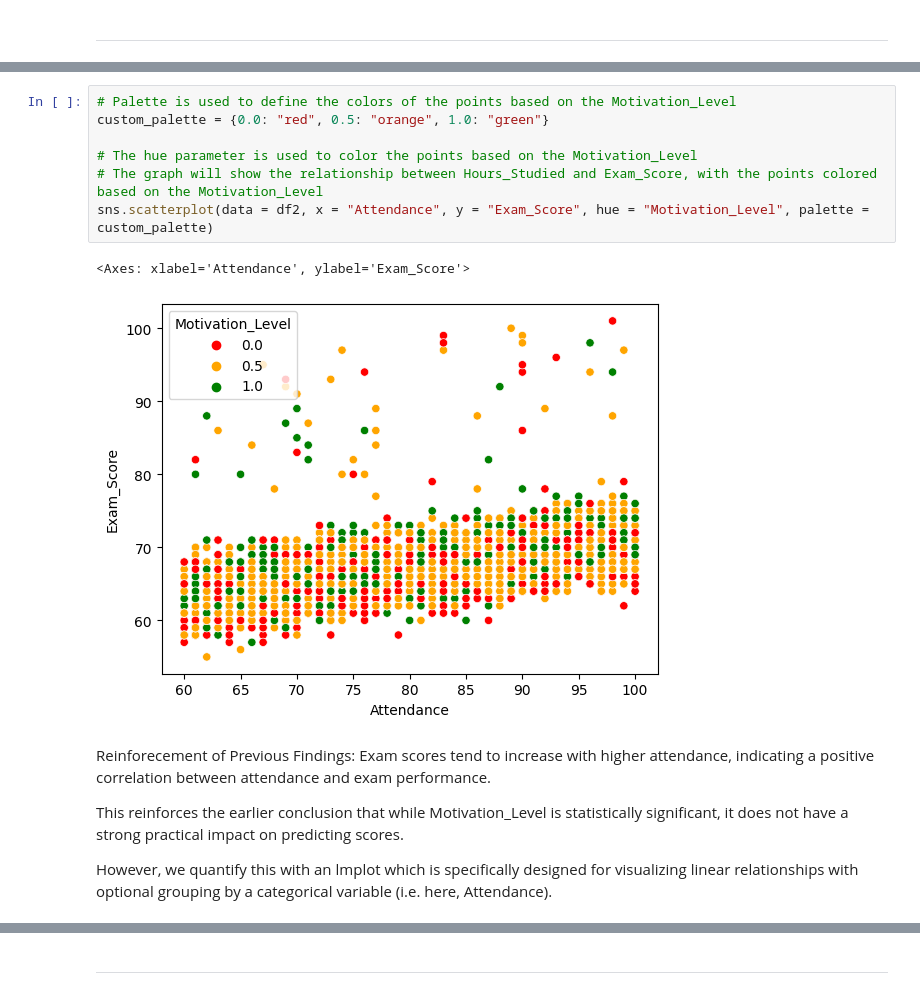
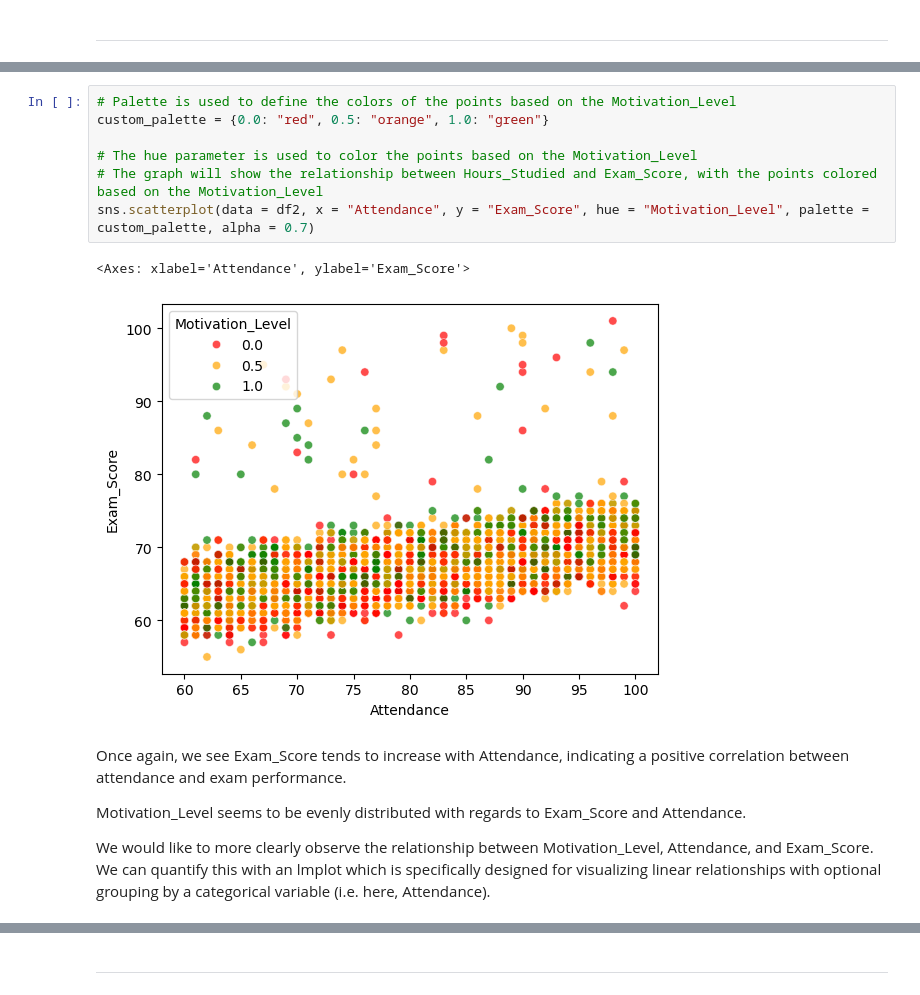
Before and after one commit to setarehsalkhi/OMIS-114-Project, a Jupyter notebook: FinalProjectSubmission.ipynb, the cells around one changed output, grey strips where cells are left out. Cells and saved outputs as stored; diff of their text form.

```diff
--- a/FinalProjectSubmission.ipynb
+++ b/FinalProjectSubmission.ipynb
@@ -511,17 +511,17 @@ The hypothesis "Lower motivation levels are associated with lower exam scores" a
 # %%
 # Palette is used to define the colors of the points based on the Motivation_Level
 custom_palette = {0.0: "red", 0.5: "orange", 1.0: "green"}
 
 # The hue parameter is used to color the points based on the Motivation_Level
 # The graph will show the relationship between Hours_Studied and Exam_Score, with the points colored based on the Motivation_Level
-sns.scatterplot(data = df2, x = "Attendance", y = "Exam_Score", hue = "Motivation_Level", palette = custom_palette)
+sns.scatterplot(data = df2, x = "Attendance", y = "Exam_Score", hue = "Motivation_Level", palette = custom_palette, alpha = 0.7)
 # %% [output]
 <Axes: xlabel='Attendance', ylabel='Exam_Score'>
-[figure, old version]
+[figure, new version]
 # %% [markdown]
-Reinforecement of Previous Findings: Exam scores tend to increase with higher attendance, indicating a positive correlation between attendance and exam performance.
+Once again, we see Exam_Score tends to increase with Attendance, indicating a positive correlation between attendance and exam performance.
 
-This reinforces the earlier conclusion that while Motivation_Level is statistically significant, it does not have a strong practical impact on predicting scores.
+Motivation_Level seems to be evenly distributed with regards to Exam_Score and Attendance.
 
-However, we quantify this with an lmplot which is specifically designed for visualizing linear relationships with optional grouping by a categorical variable (i.e. here, Attendance).
+We would like to more clearly observe the relationship between Motivation_Level, Attendance, and Exam_Score. We can quantify this with an lmplot which is specifically designed for visualizing linear relationships with optional grouping by a categorical variable (i.e. here, Attendance).
 # %%
```
Also changed, not shown: parts of 49 cells of this notebook.
